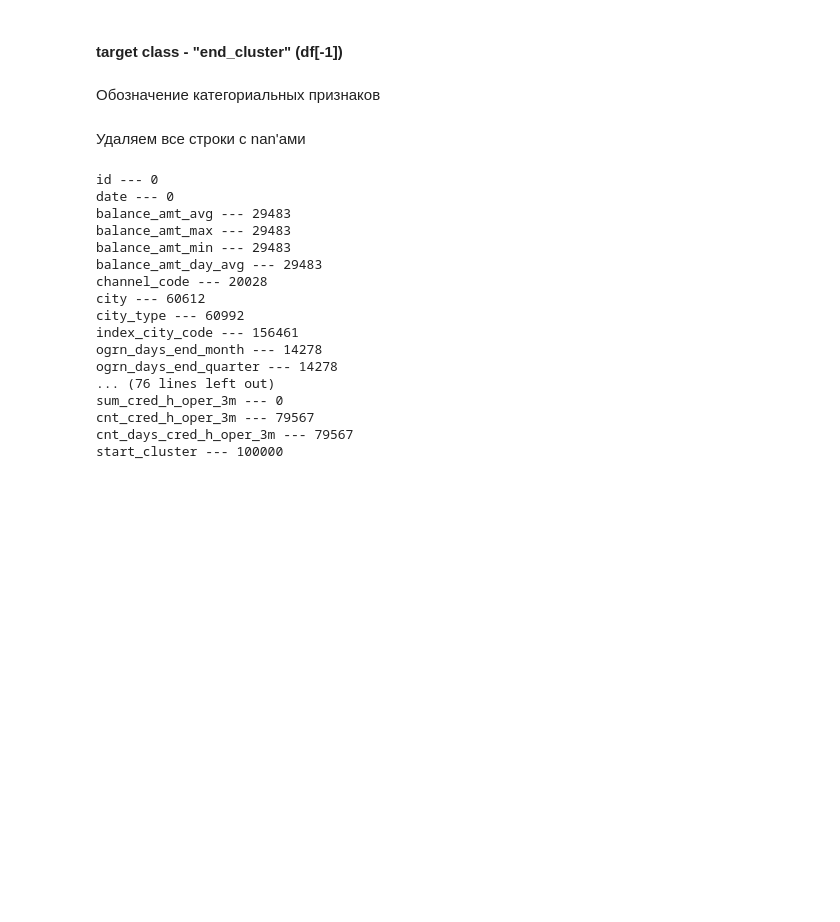
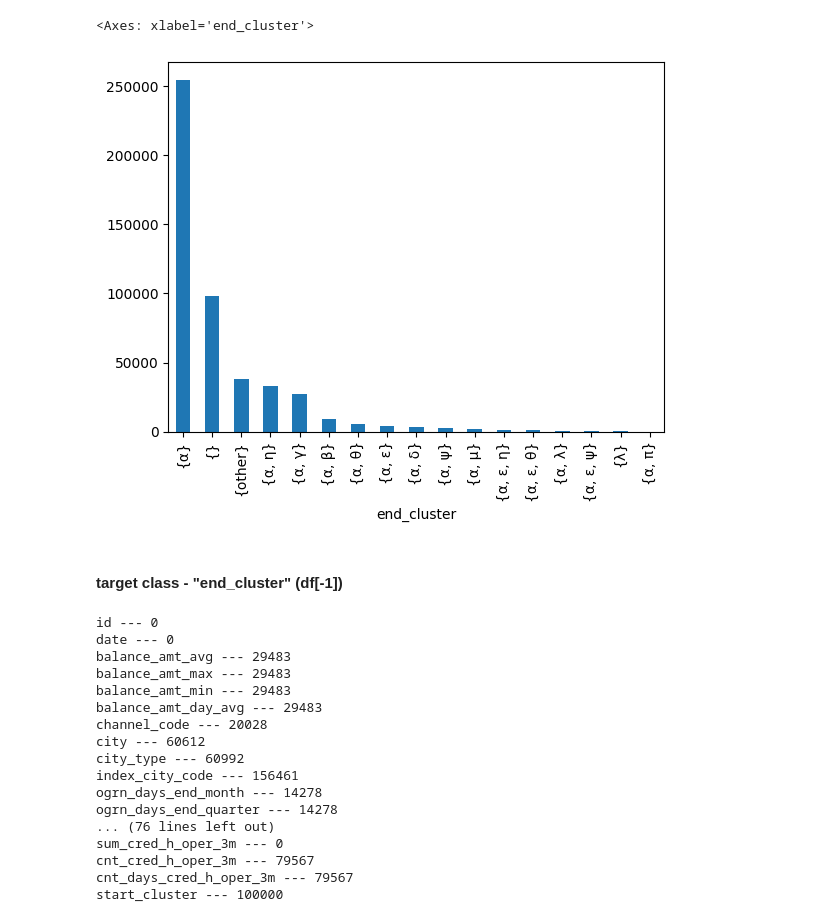
Before and after one commit to SISHRAK/Purple_hack_Alpha_Bank, a Jupyter notebook: baseline.ipynb, the cells around one changed output. Saved outputs shown, nothing was run; the diff lists cells and outputs as text; code cells hidden in the pictures; blank space fills up the shorter version.

```diff
--- a/baseline.ipynb
+++ b/baseline.ipynb
@@ -51,7 +10,10 @@ train_df.describe()
+# %%
+y_train.value_counts().plot(kind='bar')
+# %% [output]
+<Axes: xlabel='end_cluster'>
+[figure, added]
 # %% [markdown]
 #### target class - "end_cluster" (df[-1])
-# %% [markdown]
-Обозначение категориальных признаков
 # %%
 cat_cols = [
     "channel_code", "city", "city_type",
@@ -60,8 +22,6 @@ cat_cols = [
 ]
 
 cat_cols_num = []
-# %% [markdown]
-Удаляем все строки с nan'ами
 # %%
 for x,y in zip(test_df.columns, test_df.isna().sum()):
     print(x, "---", y)
```
Also changed, not shown: parts of 30 cells of this notebook.
